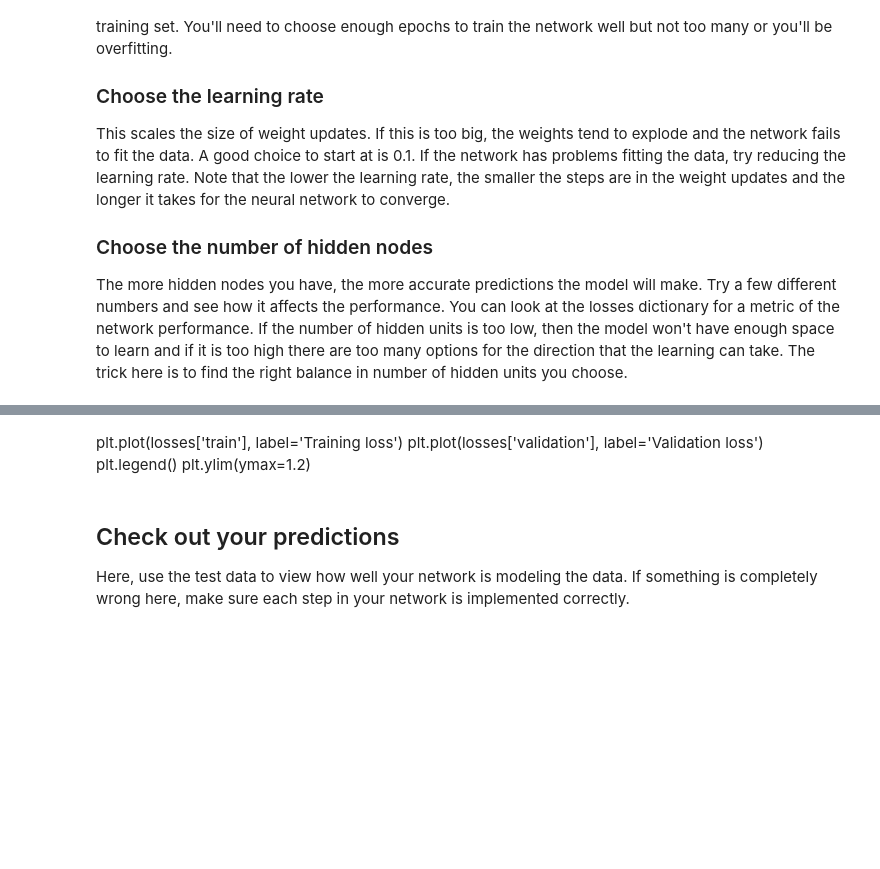
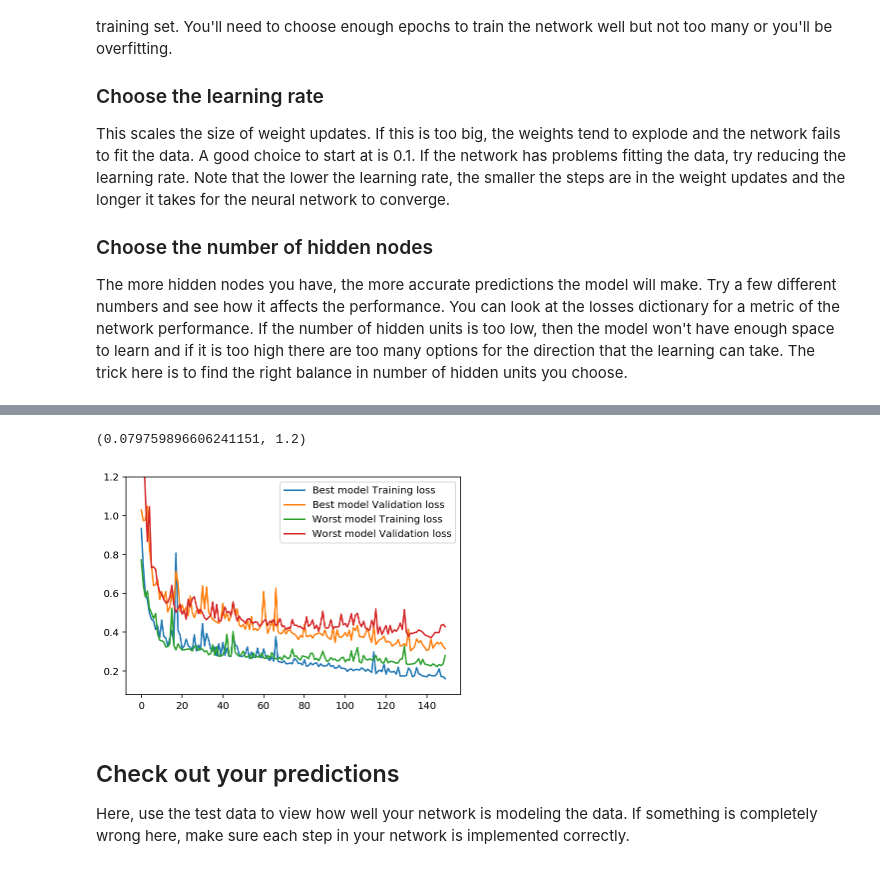
Before and after one commit to papadopc/dlndFeb2017, a Jupyter notebook: DLND-your-first-network/dlnd-your-first-neural-network.ipynb, the cells around one changed output, grey strips where cells are left out. Saved outputs shown, nothing was run; the diff lists cells and outputs as text; code cells hidden in the pictures; blank space fills up the shorter version.

```diff
--- a/DLND-your-first-network/dlnd-your-first-neural-network.ipynb
+++ b/DLND-your-first-network/dlnd-your-first-neural-network.ipynb
@@ -234,8 +285,13 @@ Progress: 99.5% ... Training loss: 0.243 ... Validation loss: 0.415
-# %% [markdown]
-plt.plot(losses['train'], label='Training loss')
-plt.plot(losses['validation'], label='Validation loss')
-plt.legend()
-plt.ylim(ymax=1.2)
+# %%
+plt.plot(bestLosses['train'], label='Best model Training loss')
+plt.plot(bestLosses['validation'], label='Best model Validation loss')
+plt.plot(worstLosses['train'], label='Worst model Training loss')
+plt.plot(worstLosses['validation'], label='Worst model Validation loss')
+plt.legend()
+plt.ylim(ymax=1.2)
+# %% [output]
+(0.079759896606241151, 1.2)
+[figure, added]
 # %% [markdown]
 ## Check out your predictions
 
```
Also changed, not shown: parts of 13 cells of this notebook, 1 other file.
